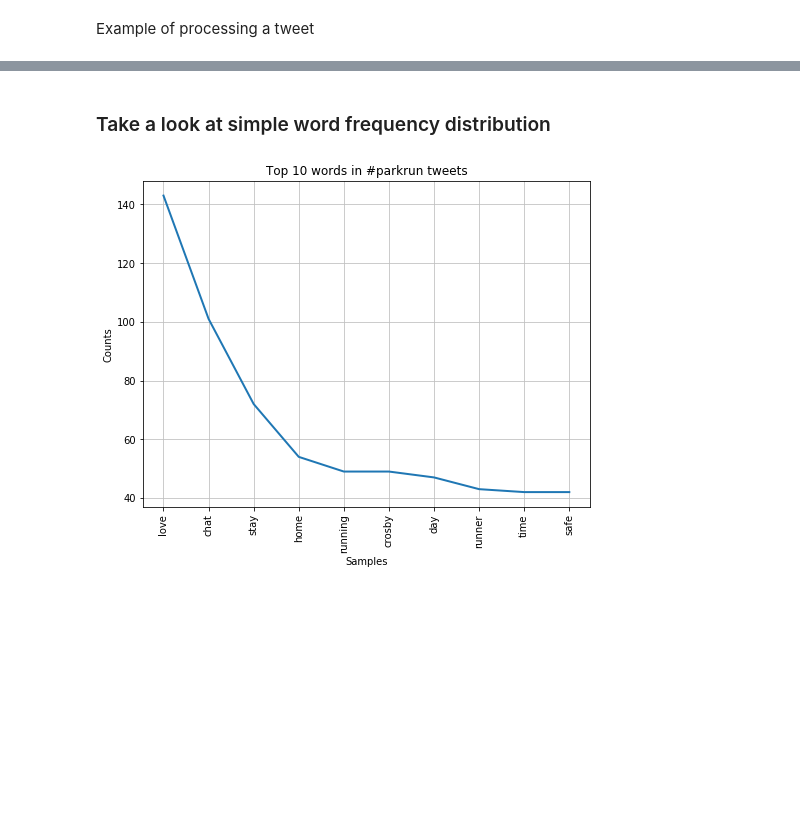
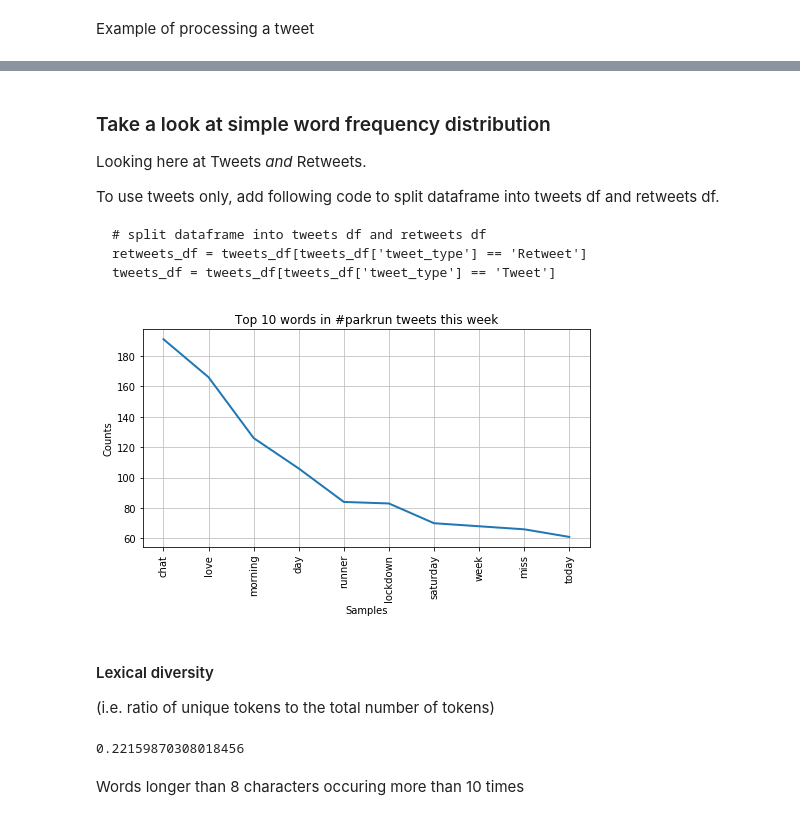
Before and after one commit to jw845/parkrun, a Jupyter notebook: twitter_analysis.ipynb, the cells around one changed output, grey strips where cells are left out. Cells and saved outputs as stored; diff of their text form; code cells hidden in the pictures; blank space fills up the shorter version.

```diff
--- a/twitter_analysis.ipynb
+++ b/twitter_analysis.ipynb
@@ -124,9 +123,9 @@ Saved to parkrun_tweets_2020-04-06_to_2020-04-13.pkl
 # %% [markdown]
 ### OR, read tweets from pickle
 # %%
-fname = 'parkrun_tweets_2020-04-06_to_2020-04-13.pkl'
+fname = 'parkrun_tweets_downloaded2020-05-09.pkl'
 
-tweets_df = read_pkl(fname)
+tweets_df = read_pkl('data/'+fname)
 tweets_df.head(10)
 # %% [output]
 |  | datetime | location | text | tweet_type | user_handle | user_location |
@@ -173,5 +214,8 @@ Using spaCy, wordsegment and - if stemming - nltk
 # %%
-def preprocess_(text):
+def NLP_prep(text):
+
+    # make lowercase, remove newlines
+    text = text.lower().replace('\n',' ')
 
     firstfilt=[]
     for word in text.split():
@@ -180,14 +224,19 @@ def preprocess_(text):
             firstfilt.append(' '.join(wordsegment.segment(word)))
         else :
             # ignore web addresses (or at least those beginning http or www)
-            if word[0:4] != 'http' and word[0:4] != 'www' :
+            if word[0:4] != 'http' and word[0:3] != 'www' and not re.search('androidappwhatsapp', word):
                 firstfilt.append(word)
     text = ' '.join(firstfilt)
+
+    # remove digits and various symbols
+    text = re.sub('[0-9_:;.,()%$~!?\+=><^`\*]+', '', text)
+
+    # replace forward slash and amphersand
+    text = text.replace('/',' ').replace('&',' ').replace('&amp;', ' ')
 
     doc = nlp(text)  # Using spaCy
     tokens = []
     filtered_tokens = []
-
     for token in doc:
         if not token.is_punct | token.is_space : # ignore punctuation and spaces
 
@@ -195,14 +244,11 @@ def preprocess_(text):
             tokens.append(token.lemma_ if token.lemma_ != '-PRON-' else token.lower_)
 
     for token in tokens:
-        try :
-            int(token) # ignore integer tokens
-        except :
-            lexeme = nlp.vocab[token]
-            if lexeme.is_stop == False and token[0:4] : # ignore STOPWORDS
-                if token[0:4] != 'http' and token[0:4] != 'www' : # ignore web addresses
-                    filtered_tokens.append(token)
-                    #filtered_tokens.append(stemmer.stem(token)) # Take stem of words using nltk
+        lexeme = nlp.vocab[token]
+        # ignore STOPWORDS (incl. topic-specific stopwords, like park run uk) and words less than 3 characters
+        if lexeme.is_stop == False and token not in ['park','run','parkrun','uk'] and len(token) > 2 :
+            filtered_tokens.append(token)
+            #filtered_tokens.append(stemmer.stem(token)) # Take stem of words using nltk
 
     return filtered_tokens
 # %% [markdown]
@@ -230,4 +276,4 @@ lockdown mean park run poetry book glade runner publish stour valley press run d
 # %%
-tweets_df['processed text'] = tweets_df['text'].apply(lambda x: preprocess_(x))
-tweets_df.head(10)
+tweets_df['processed text'] = tweets_df['text'].apply(lambda x: NLP_prep(x))
+tweets_df[tweets_df['tweet_type'] == 'Tweet'].head(10) # just tweets
 # %% [output]
@@ -245,16 +291,31 @@ tweets_df.head(10)
-# %% [markdown]
-### Take a look at simple word frequency distribution
+# %% [markdown]
+### Take a look at simple word frequency distribution
+
+Looking here at Tweets *and* Retweets.
+
+To use tweets only, add following code to split dataframe into tweets df and retweets df.
+
+    # split dataframe into tweets df and retweets df
+    retweets_df = tweets_df[tweets_df['tweet_type'] == 'Retweet']
+    tweets_df = tweets_df[tweets_df['tweet_type'] == 'Tweet']
 # %%
-# concatonate words from all tweets
+# concatenate words from all tweets
 alltokens = [token for row in tweets_df['processed text'] for token in row]
 alltokens = pd.Series(alltokens)
 
-# remove strings 'park', 'run', 'parkrun' and 'uk' - we know these are popular!
-alltokens = alltokens[(alltokens != 'park') & (alltokens != 'run') & (alltokens != 'parkrun') & (alltokens != 'uk')]
-
 freq = nltk.FreqDist(alltokens.values)
-plt.figure(figsize=(8, 6))
-freq.plot(10, cumulative=False, title='Top 10 words in #parkrun tweets')
+plt.figure(figsize=(8, 4))
+freq.plot(10, cumulative=False, title='Top 10 words in #parkrun tweets this week')
 plt.show()
 # %% [output]
-[figure, old version]
+[figure, new version]
+# %% [markdown]
+#### Lexical diversity
+
+(i.e. ratio of unique tokens to the total number of tokens)
+# %%
+float(len(set(alltokens)))/float(len(alltokens))
+# %% [output]
+0.22159870308018456
+# %% [markdown]
+Words longer than 8 characters occuring more than 10 times
```
Also changed, not shown: parts of 40 cells of this notebook.
